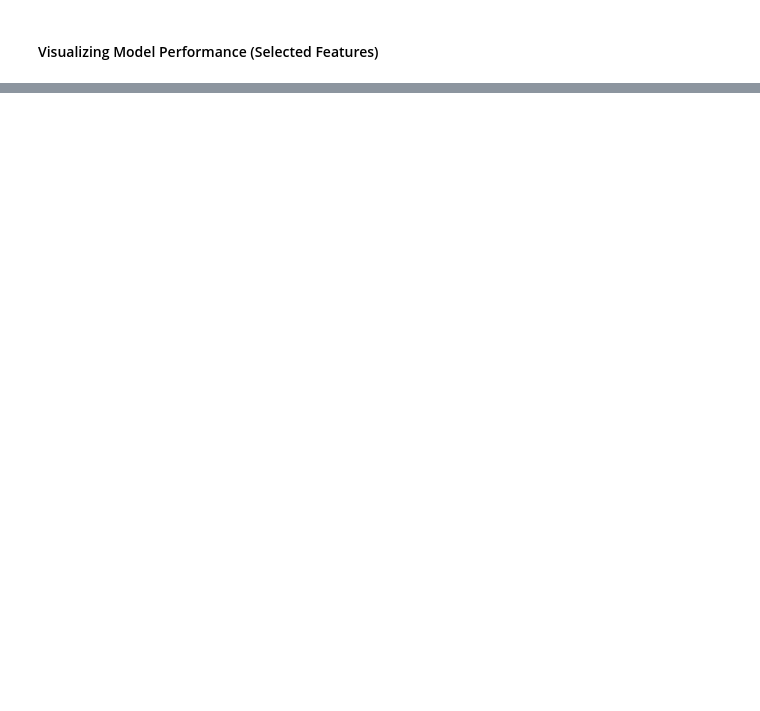
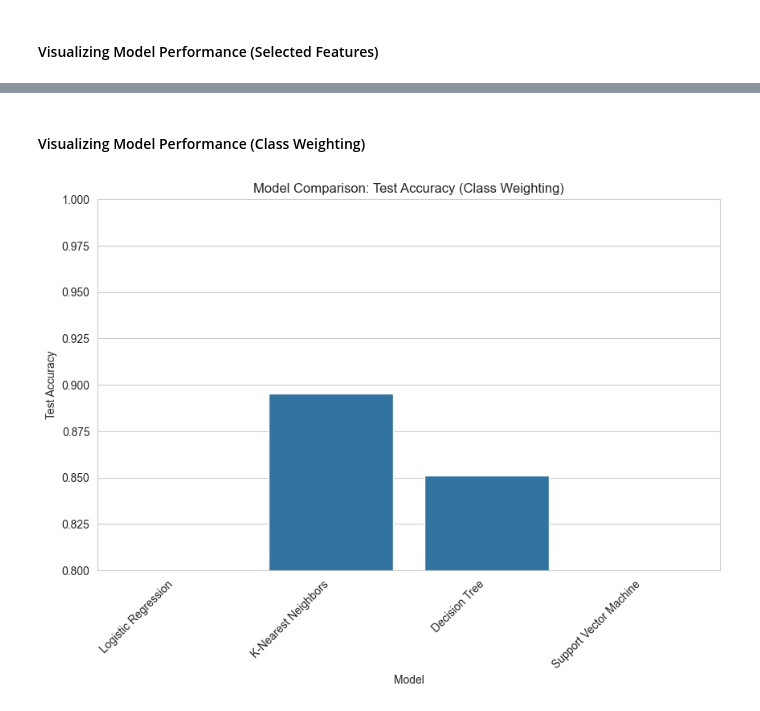
Before and after one commit to licyambrose/bankingproject, a Jupyter notebook: assignment_3.ipynb, the cells around one changed output, grey strips where cells are left out. Drawn from its saved outputs; the diff is of its cells as text; code cells hidden in the pictures; blank space fills up the shorter version.

```diff
--- a/assignment_3.ipynb
+++ b/assignment_3.ipynb
@@ -675,0 +743,30 @@ Tuned Decision Tree Test Accuracy: 0.9014
+# %%
+# Re-define models with class_weight='balanced'
+models_weighted = {
+    "Logistic Regression": LogisticRegression(random_state=42, max_iter=1000, class_weight='balanced'),
+    "K-Nearest Neighbors": KNeighborsClassifier(), # KNN does not have class_weight
+    "Decision Tree": DecisionTreeClassifier(random_state=42, class_weight='balanced'),
+    "Support Vector Machine": SVC(random_state=42, class_weight='balanced')
+}
+
+results_weighted = []
+
+for name, model in models_weighted.items():
+    start_time = time.time()
+    # Train on the curated feature set
+    model.fit(X_train_cur, y_train_cur)
+    train_time = time.time() - start_time
+
+    train_acc = model.score(X_train_cur, y_train_cur)
+    test_acc = model.score(X_test_cur, y_test_cur)
+
+    results_weighted.append({
+        "Model": name,
+        "Train Time": train_time,
+        "Train Accuracy": train_acc,
+        "Test Accuracy": test_acc
+    })
+
+results_weighted_df = pd.DataFrame(results_weighted)
+print("--- Model Performance with Class Weighting (Selected Features) ---")
+print(results_weighted_df)
@@ -675,0 +788,13 @@ Tuned Decision Tree Test Accuracy: 0.9014
+# %% [markdown]
+#### Visualizing Model Performance (Class Weighting)
+# %%
+plt.figure(figsize=(10, 6))
+sns.barplot(x='Model', y='Test Accuracy', data=results_weighted_df)
+plt.title('Model Comparison: Test Accuracy (Class Weighting)')
+plt.xticks(rotation=45, ha='right')
+plt.ylabel('Test Accuracy')
+plt.xlabel('Model')
+plt.ylim(0.8, 1.0)
+plt.show()
+# %% [output]
+[figure, added]
```
Also changed, not shown: parts of 23 cells of this notebook.
